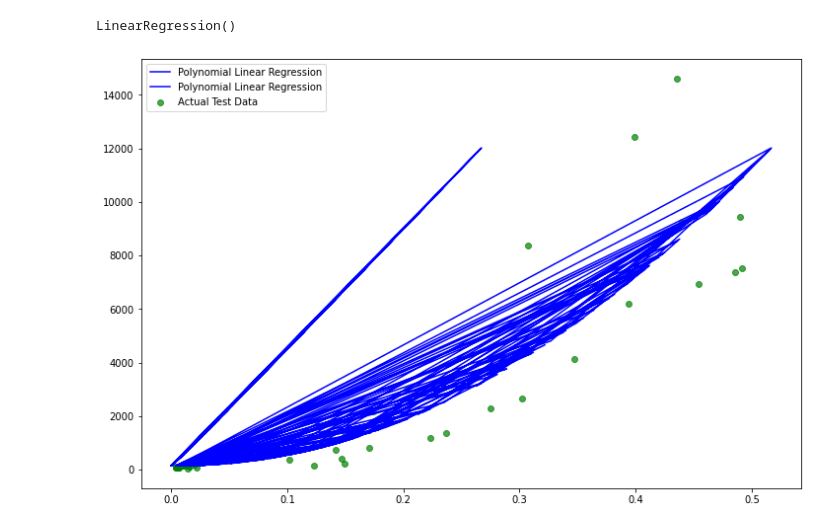
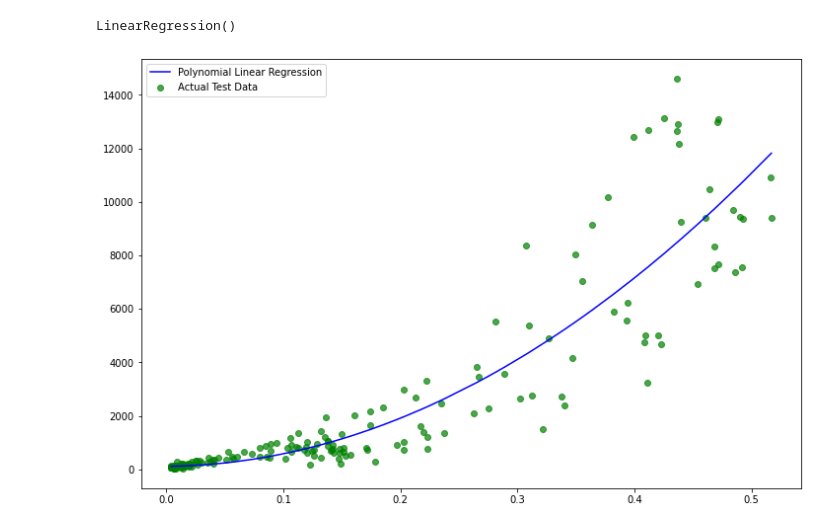
Before and after one commit to aasina/carpredict, a Jupyter notebook: covidJKTdatapredict.ipynb, the cells around one changed output. Cells and saved outputs as stored; diff of their text form; code cells hidden in the pictures.

Commit message:
add polynomial

```diff
--- a/covidJKTdatapredict.ipynb
+++ b/covidJKTdatapredict.ipynb
@@ -117,3 +117,6 @@ reference: https://data36.com/polynomial-regression-python-scikit-learn/
 from sklearn.preprocessing import PolynomialFeatures
 
 poly = PolynomialFeatures(degree=2, include_bias=False)
+# %%
+ds_delta = covid_Delta.loc[:, ['Day', 'JKT_DAILY_POSTRATE', 'JKT_DAILY_POSITIVE', 'Risk']].sort_values(by=['JKT_DAILY_POSTRATE'])
+ds_delta.head()
@@ -120,7 +131,10 @@ poly = PolynomialFeatures(degree=2, include_bias=False)
+# %%
+Xpostrate = ds_delta.JKT_DAILY_POSTRATE
+ypost = ds_delta.JKT_DAILY_POSITIVE
 # %%
 # Creating new features
 
-poly_features = poly.fit_transform(X_train.values.reshape(-1,1))
+poly_features = poly.fit_transform(Xpostrate.values.reshape(-1,1))
 # %%
 # Creating the polynomial regression model
 
@@ -130,16 +144,16 @@ poly_reg_model
 LinearRegression()
 # %%
 # Fit model
-poly_reg_model.fit(poly_features, y_train)
+poly_reg_model.fit(poly_features, ypost)
 # %% [output]
 LinearRegression()
 # %%
 y_predicted = poly_reg_model.predict(poly_features)
 # %%
 plt.figure(figsize=(12,8))
-plt.plot(poly_features, y_predicted, label='Polynomial Linear Regression', color='b')
-plt.scatter(X_test, y_test, label='Actual Test Data', color='g', alpha=0.7)
+plt.plot(Xpostrate, y_predicted, label='Polynomial Linear Regression', color='b')
+plt.scatter(Xpostrate, ypost, label='Actual Test Data', color='g', alpha=0.7)
 plt.legend()
 plt.show()
 # %% [output]
-[figure, old version]
+[figure, new version]
```
Also changed, not shown: parts of 6 cells of this notebook.
